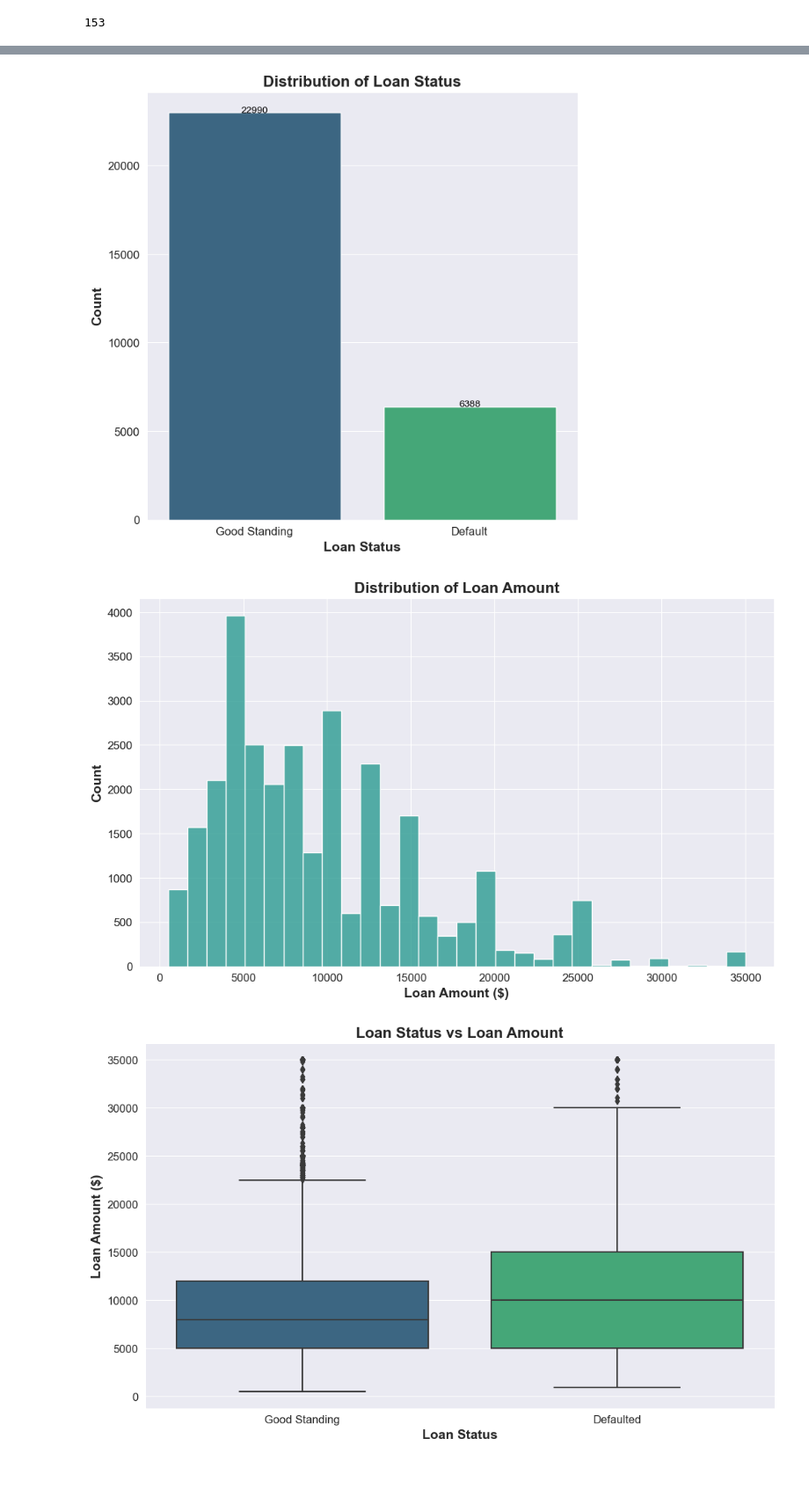
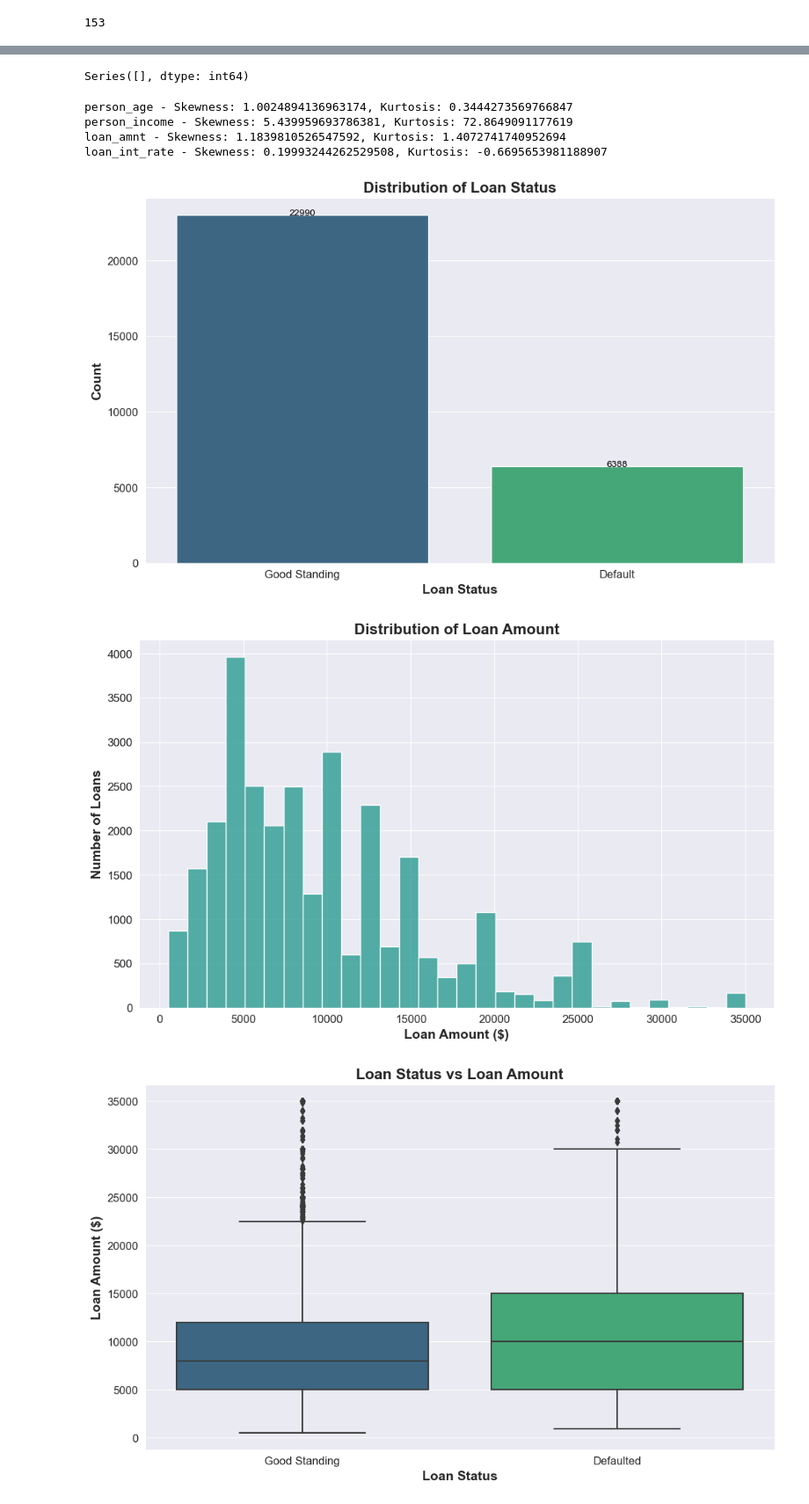
Before and after one commit to mulletolog/DataSense, a Jupyter notebook: Credit_Risk_Assessment/CRA.ipynb, the cells around one changed output, grey strips where cells are left out. Shown at 88% size. Cells and saved outputs as stored; diff of their text form; code cells hidden in the pictures; blank space fills up the shorter version.

```diff
--- a/Credit_Risk_Assessment/CRA.ipynb
+++ b/Credit_Risk_Assessment/CRA.ipynb
@@ -191,27 +194,42 @@ df.drop_duplicates(inplace=True)
+# %%
+missing_values = df.isnull().sum()
+print(missing_values[missing_values > 0])
+# %% [output]
+Series([], dtype: int64)
+# %%
+continuous_features = ['person_age', 'person_income', 'loan_amnt', 'loan_int_rate']
+
+for feature in continuous_features:
+    print(f"{feature} - Skewness: {df[feature].skew()}, Kurtosis: {df[feature].kurt()}")
+# %% [output]
+person_age - Skewness: 1.0024894136963174, Kurtosis: 0.3444273569766847
+person_income - Skewness: 5.439959693786381, Kurtosis: 72.8649091177619
+loan_amnt - Skewness: 1.1839810526547592, Kurtosis: 1.4072741740952694
+loan_int_rate - Skewness: 0.19993244262529508, Kurtosis: -0.6695653981188907
 # %%
 sns.set_style('darkgrid')
 
-plt.figure(figsize=(8, 8))
+plt.figure(figsize=(12, 7))
 
 ax = sns.countplot(x='loan_status', data=df, palette="viridis")
 
 ax.set_xticklabels(['Good Standing', 'Default'])
 
 for p in ax.patches:
     height = p.get_height()
     ax.text(p.get_x() + p.get_width()/2., height + 3,
             '{:1.0f}'.format(height),
             ha="center", color="black")
 
 plt.title('Distribution of Loan Status', fontweight='bold', fontsize=16)
 plt.xlabel('Loan Status', fontweight='bold', fontsize=14)
 plt.ylabel('Count', fontweight='bold', fontsize=14)
 plt.xticks(fontsize=12)
 plt.yticks(fontsize=12)
 
 plt.show()
 # %% [output]
-[figure, old version]
+[figure, new version]
 # %%
 plt.figure(figsize=(12, 7))
 
@@ -219,13 +237,13 @@ sns.histplot(df['loan_amnt'], bins=30, color="#1F968B")
 
 plt.title('Distribution of Loan Amount', fontweight='bold', fontsize=16)
 plt.xlabel('Loan Amount ($)', fontweight='bold', fontsize=14)
-plt.ylabel('Count', fontweight='bold', fontsize=14)
+plt.ylabel('Number of Loans', fontweight='bold', fontsize=14)
 plt.xticks(fontsize=12)
 plt.yticks(fontsize=12)
 
 plt.show()
 # %% [output]
-[figure, old version]
+[figure, new version]
 # %%
 plt.figure(figsize=(12, 7))
 
```
Also changed, not shown: parts of 13 cells of this notebook.
